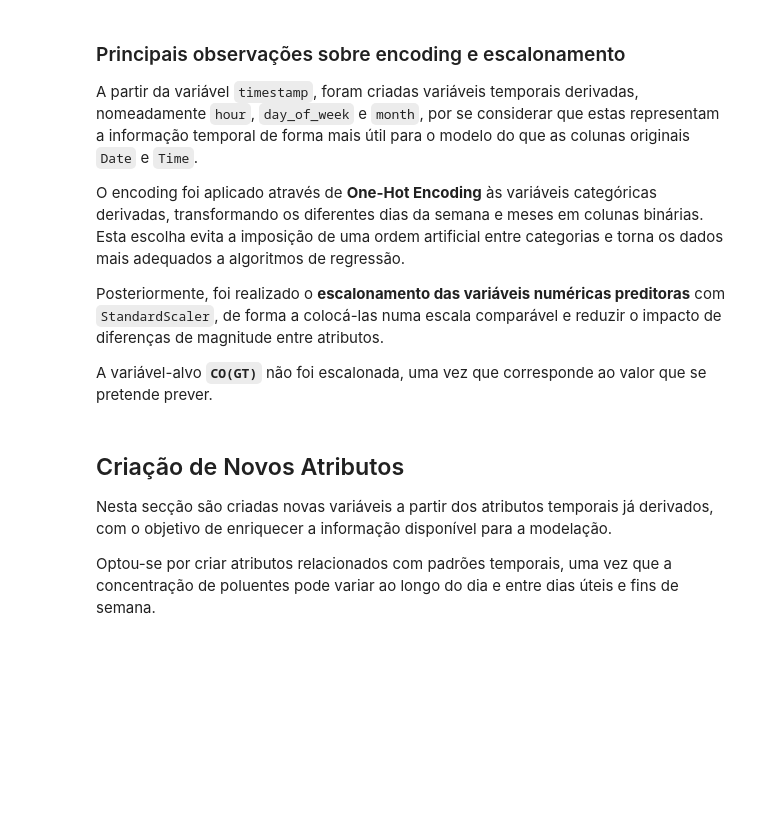
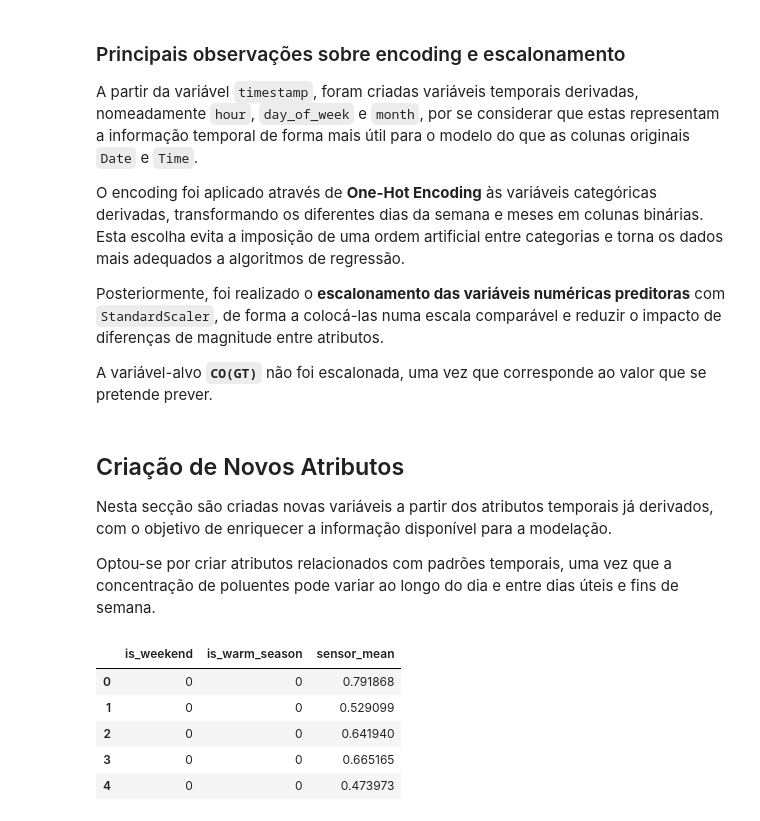
Before and after one commit to a2022138676/projeto-ciencia-dados-qualidade-ar, a Jupyter notebook: notebooks/1.0_eda_limpeza.ipynb, the cells around one changed output. Saved outputs shown, nothing was run; the diff lists cells and outputs as text; code cells hidden in the pictures; blank space fills up the shorter version.

```diff
--- a/notebooks/1.0_eda_limpeza.ipynb
+++ b/notebooks/1.0_eda_limpeza.ipynb
@@ -601,0 +620,9 @@ Optou-se por criar atributos relacionados com padrões temporais, uma vez que a
+# %%
+df_clean[["is_weekend", "is_warm_season", "sensor_mean"]].head()
+# %% [output]
+|  | is_weekend | is_warm_season | sensor_mean |
+| 0 | 0 | 0 | 0.791868 |
+| 1 | 0 | 0 | 0.529099 |
+| 2 | 0 | 0 | 0.641940 |
+| 3 | 0 | 0 | 0.665165 |
+| 4 | 0 | 0 | 0.473973 |
```
Also changed, not shown: parts of 14 cells of this notebook.
